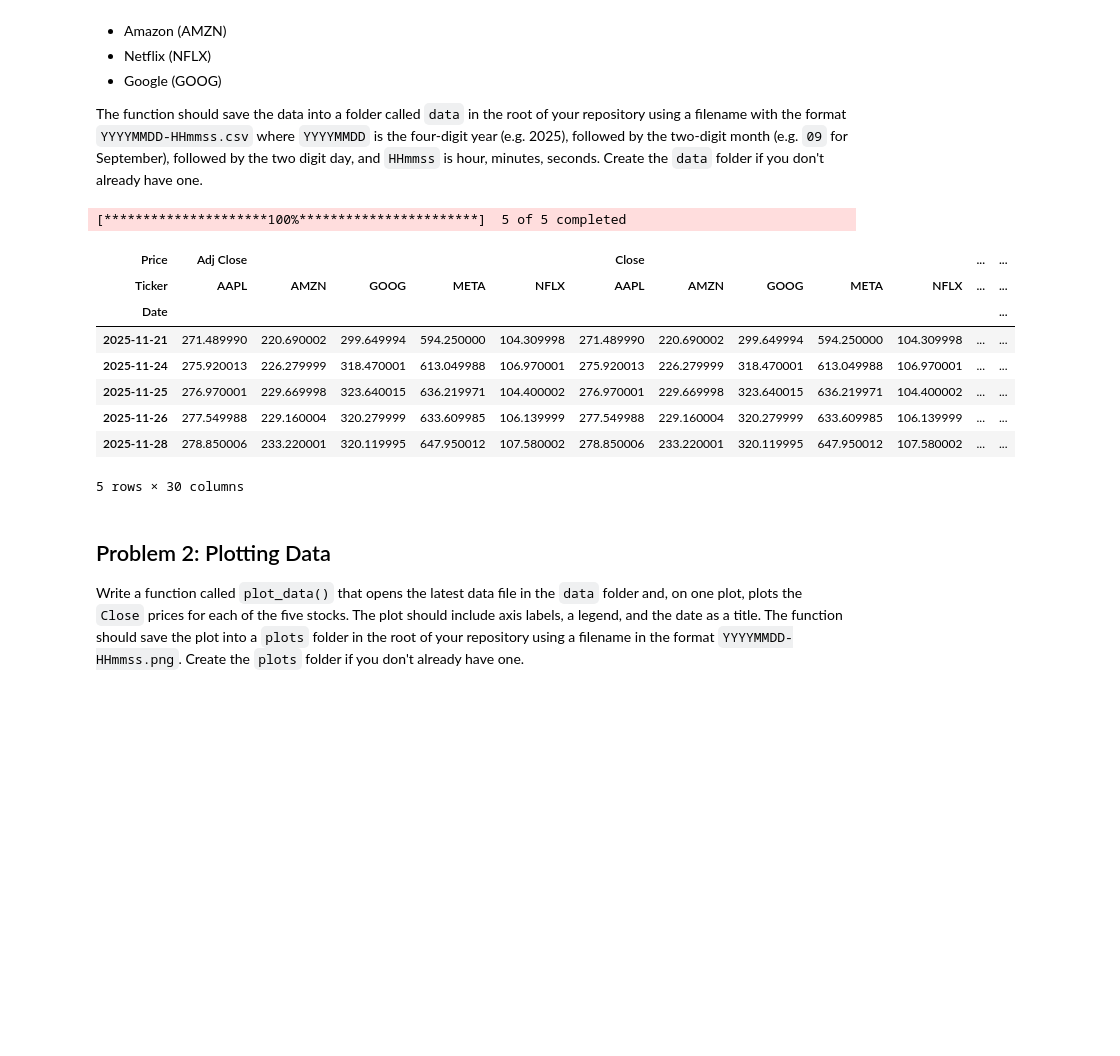
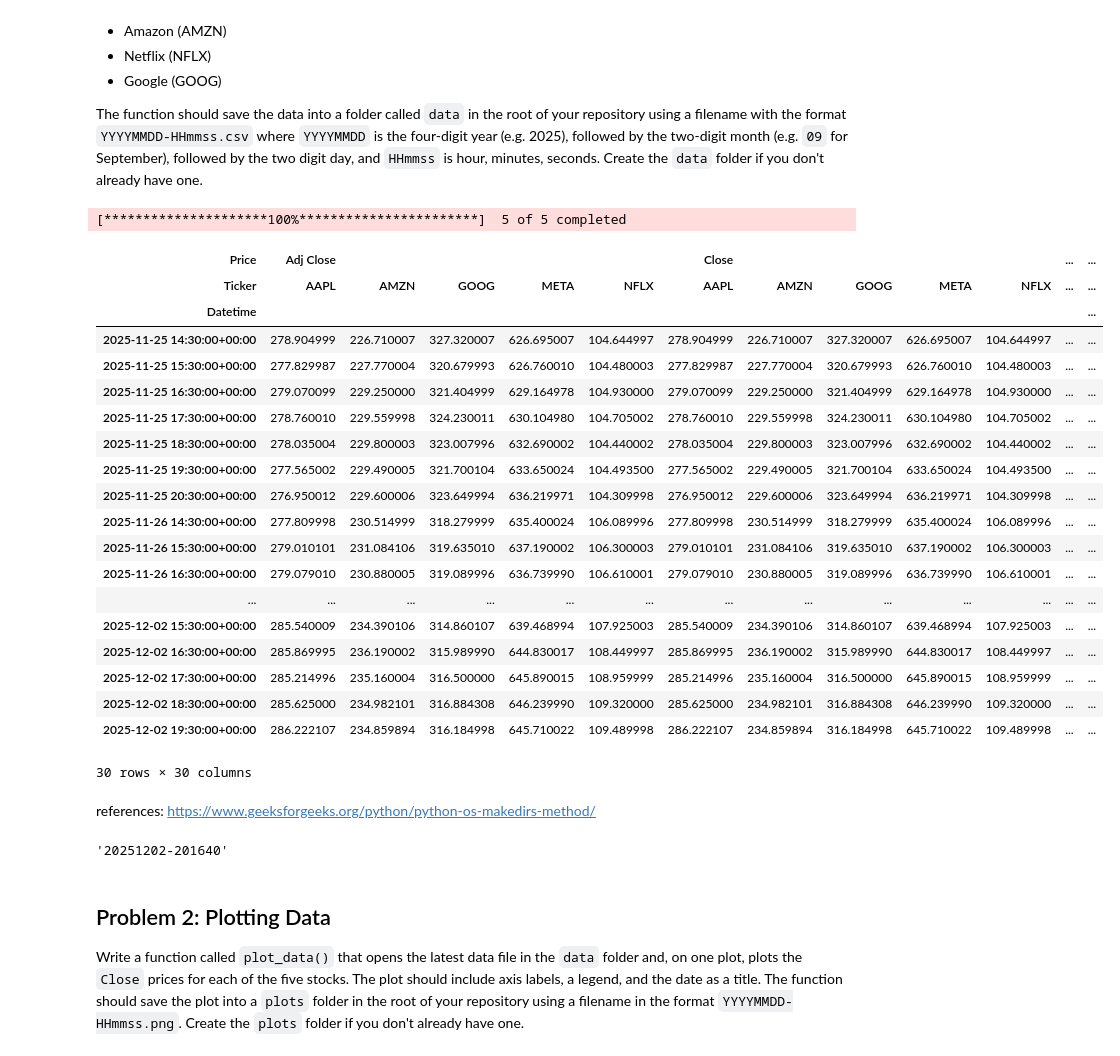
Before and after one commit to quyenphanlyons/ci-assessment, a Jupyter notebook: problems.ipynb, the cells around one changed output. Drawn from its saved outputs; the diff is of its cells as text; code cells hidden in the pictures; blank space fills up the shorter version.

```diff
--- a/problems.ipynb
+++ b/problems.ipynb
@@ -14,18 +14,44 @@ Using the [yfinance](https://github.com/ranaroussi/yfinance) Python package, wri
 The function should save the data into a folder called `data` in the root of your repository using a filename with the format `YYYYMMDD-HHmmss.csv` where `YYYYMMDD` is the four-digit year (e.g. 2025), followed by the two-digit month (e.g. `09` for September), followed by the two digit day, and `HHmmss` is hour, minutes, seconds.
 Create the `data` folder if you don't already have one.
 # %%
+# Yahoo Finance data.
 import yfinance as yf
 
-#tickers = yf.Tickers("META AAPL AMZN NFLX GOOG")
-yf.download(["META", "AAPL", "AMZN", "NFLX", "GOOG"],period="5d",auto_adjust=False)
+# Data frames.
+import pandas as pd
+
+# Dates and times.
+import datetime as dt
+
+#
+import os
+
+# Function get_data
+#def get_data():
+
+# Get data.
+df = yf.download(["META", "AAPL", "AMZN", "NFLX", "GOOG"],period="5d",interval="1h",auto_adjust=False)
+
+df
 # %% [output]
 [*********************100%***********************]  5 of 5 completed
 | Price | Adj Close |  |  |  |  | Close |  |  |  |  | ... | ... |
 | Ticker | AAPL | AMZN | GOOG | META | NFLX | AAPL | AMZN | GOOG | META | NFLX | ... | ... |
-| Date |  |  |  |  |  |  |  |  |  |  |  | ... |
-| 2025-11-21 | 271.489990 | 220.690002 | 299.649994 | 594.250000 | 104.309998 | 271.489990 | 220.690002 | 299.649994 | 594.250000 | 104.309998 | ... | ... |
-| 2025-11-24 | 275.920013 | 226.279999 | 318.470001 | 613.049988 | 106.970001 | 275.920013 | 226.279999 | 318.470001 | 613.049988 | 106.970001 | ... | ... |
-| 2025-11-25 | 276.970001 | 229.669998 | 323.640015 | 636.219971 | 104.400002 | 276.970001 | 229.669998 | 323.640015 | 636.219971 | 104.400002 | ... | ... |
-| 2025-11-26 | 277.549988 | 229.160004 | 320.279999 | 633.609985 | 106.139999 | 277.549988 | 229.160004 | 320.279999 | 633.609985 | 106.139999 | ... | ... |
-| 2025-11-28 | 278.850006 | 233.220001 | 320.119995 | 647.950012 | 107.580002 | 278.850006 | 233.220001 | 320.119995 | 647.950012 | 107.580002 | ... | ... |
+| Datetime |  |  |  |  |  |  |  |  |  |  |  | ... |
+| 2025-11-25 14:30:00+00:00 | 278.904999 | 226.710007 | 327.320007 | 626.695007 | 104.644997 | 278.904999 | 226.710007 | 327.320007 | 626.695007 | 104.644997 | ... | ... |
+| 2025-11-25 15:30:00+00:00 | 277.829987 | 227.770004 | 320.679993 | 626.760010 | 104.480003 | 277.829987 | 227.770004 | 320.679993 | 626.760010 | 104.480003 | ... | ... |
+| 2025-11-25 16:30:00+00:00 | 279.070099 | 229.250000 | 321.404999 | 629.164978 | 104.930000 | 279.070099 | 229.250000 | 321.404999 | 629.164978 | 104.930000 | ... | ... |
+| 2025-11-25 17:30:00+00:00 | 278.760010 | 229.559998 | 324.230011 | 630.104980 | 104.705002 | 278.760010 | 229.559998 | 324.230011 | 630.104980 | 104.705002 | ... | ... |
+| 2025-11-25 18:30:00+00:00 | 278.035004 | 229.800003 | 323.007996 | 632.690002 | 104.440002 | 278.035004 | 229.800003 | 323.007996 | 632.690002 | 104.440002 | ... | ... |
+| 2025-11-25 19:30:00+00:00 | 277.565002 | 229.490005 | 321.700104 | 633.650024 | 104.493500 | 277.565002 | 229.490005 | 321.700104 | 633.650024 | 104.493500 | ... | ... |
+| 2025-11-25 20:30:00+00:00 | 276.950012 | 229.600006 | 323.649994 | 636.219971 | 104.309998 | 276.950012 | 229.600006 | 323.649994 | 636.219971 | 104.309998 | ... | ... |
+| 2025-11-26 14:30:00+00:00 | 277.809998 | 230.514999 | 318.279999 | 635.400024 | 106.089996 | 277.809998 | 230.514999 | 318.279999 | 635.400024 | 106.089996 | ... | ... |
+| 2025-11-26 15:30:00+00:00 | 279.010101 | 231.084106 | 319.635010 | 637.190002 | 106.300003 | 279.010101 | 231.084106 | 319.635010 | 637.190002 | 106.300003 | ... | ... |
+| 2025-11-26 16:30:00+00:00 | 279.079010 | 230.880005 | 319.089996 | 636.739990 | 106.610001 | 279.079010 | 230.880005 | 319.089996 | 636.739990 | 106.610001 | ... | ... |
+| ... | ... | ... | ... | ... | ... | ... | ... | ... | ... | ... | ... | ... |
+| 2025-12-02 15:30:00+00:00 | 285.540009 | 234.390106 | 314.860107 | 639.468994 | 107.925003 | 285.540009 | 234.390106 | 314.860107 | 639.468994 | 107.925003 | ... | ... |
+| 2025-12-02 16:30:00+00:00 | 285.869995 | 236.190002 | 315.989990 | 644.830017 | 108.449997 | 285.869995 | 236.190002 | 315.989990 | 644.830017 | 108.449997 | ... | ... |
+| 2025-12-02 17:30:00+00:00 | 285.214996 | 235.160004 | 316.500000 | 645.890015 | 108.959999 | 285.214996 | 235.160004 | 316.500000 | 645.890015 | 108.959999 | ... | ... |
+| 2025-12-02 18:30:00+00:00 | 285.625000 | 234.982101 | 316.884308 | 646.239990 | 109.320000 | 285.625000 | 234.982101 | 316.884308 | 646.239990 | 109.320000 | ... | ... |
+| 2025-12-02 19:30:00+00:00 | 286.222107 | 234.859894 | 316.184998 | 645.710022 | 109.489998 | 286.222107 | 234.859894 | 316.184998 | 645.710022 | 109.489998 | ... | ... |
-5 rows × 30 columns
+30 rows × 30 columns
@@ -31,0 +61,12 @@ yf.download(["META", "AAPL", "AMZN", "NFLX", "GOOG"],period="5d",auto_adjust=Fal
+# %% [markdown]
+references:
+https://www.geeksforgeeks.org/python/python-os-makedirs-method/
+# %%
+# Format date and time.
+now = dt.datetime.now()
+
+# create file name with format YYYYMMDD-HHmmss
+filename = now.strftime("%Y%m%d-%H%M%S")
+filename
+# %% [output]
+'20251202-201640'
```
Also changed, not shown: parts of 2 cells of this notebook, 1 other file.
